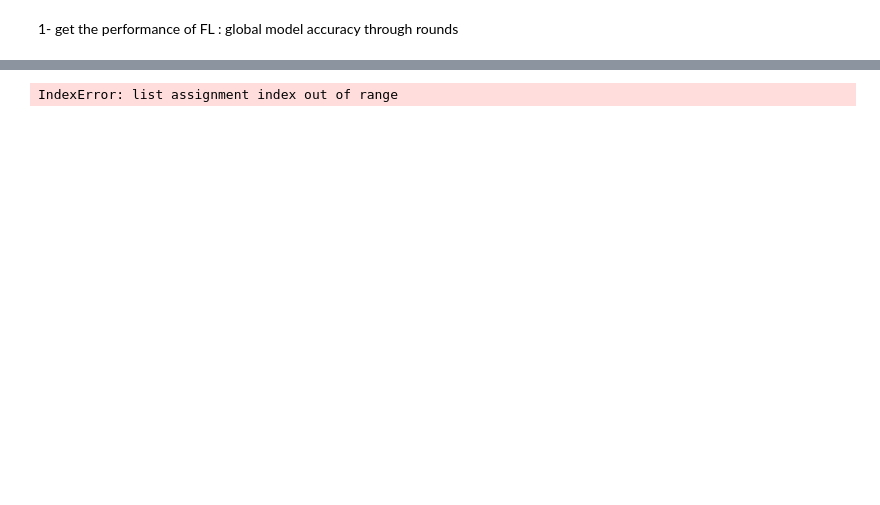
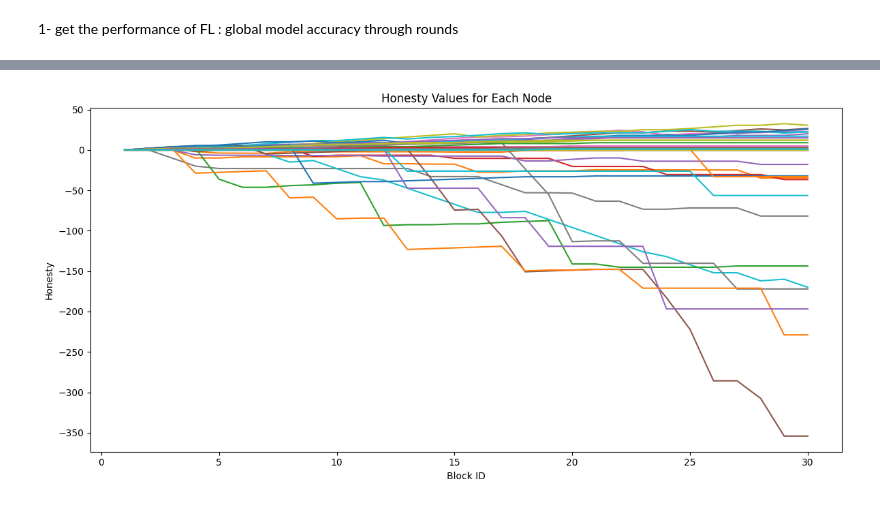
Before and after one commit to PFEWorkspace/code, a Jupyter notebook: scratch/subdir/utils/plot.ipynb, the cells around one changed output, grey strips where cells are left out. Drawn from its saved outputs; the diff is of its cells as text; code cells hidden in the pictures; blank space fills up the shorter version.

```diff
--- a/scratch/subdir/utils/plot.ipynb
+++ b/scratch/subdir/utils/plot.ipynb
@@ -139,38 +123,38 @@ Node 49: [0.0, 0.0, 0.0, 0.0, 0.0, 0.0, 0.0, 0.0, 0.0, 0.0, 0.0, 0.0, 1.0, 1.0,
 # %%
 import matplotlib.pyplot as plt
 
 # Specify the node IDs you want to include on the plot
 # specific_node_ids = [11,17,38,37,77,95,86,97]  # Add the node IDs you want to display
 
 # Prepare data for plotting
 node_ids = sorted(honesty_values_dict.keys())
-for i in range(0, len(data)-1):
-    block_ids[i]= data.item
-# block_ids = [json_obj['BlockId'] for json_obj in data]
 
+block_ids = [json_obj['BlockId'] for json_obj in data]
+indices=[]
+[indices.append(i) for i in range(1,len(block_ids)+1)]
 plt.figure(figsize=(12, 6))
 
 # Plot honesty values for each node
 for node_id in node_ids:
     honesty_values = honesty_values_dict[node_id]
-    plt.plot(block_ids, honesty_values, label=f'Node {node_id}')
+    plt.plot(indices, honesty_values, label=f'Node {node_id}')
 
 plt.xlabel('Block ID')
 plt.ylabel('Honesty')
 plt.title('Honesty Values for Each Node')
 # plt.legend()
 # plt.xticks(rotation=45)
 
 # y_ticks = np.arange(-15, 11, 1)
 # y_tick_labels = [f'{tick:.0f}' for tick in y_ticks]
 # plt.yticks(y_ticks, y_tick_labels)
 # plt.yscale('logit')
 plt.tight_layout()
 
 # Show or save the plot
 plt.show()
 # %% [output]
-IndexError: list assignment index out of range
+[figure, added]
 # %%
 y = [-3, -2, -1, 0,1,2,3,4,5,6,7,8,9,10,11,12,13,14,15,16,17,18,19,20]
 y_ticks = [-30, -20,-10, 0,1,2,3,4,5,6,7,8,9,10,11,12,13,14,15,16,17,18,19,20]  # Custom y-axis tick values
```
Also changed, not shown: parts of 4 cells of this notebook, 28 other files.
